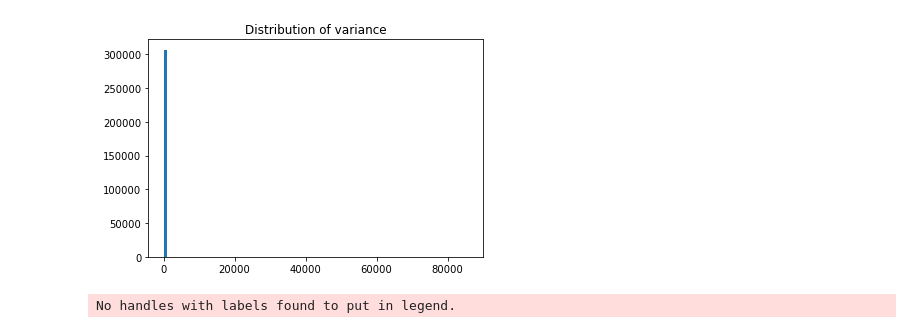
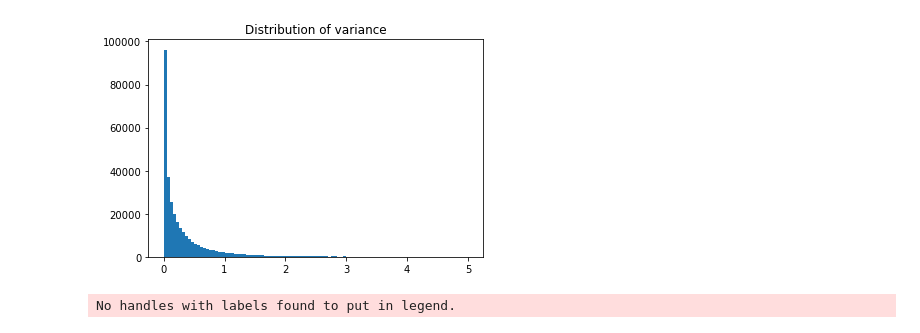
Before and after one commit to EoRImaging/GleamPlusFullSpectrum, a Jupyter notebook: scripts/catalog_fits.ipynb, the cells around one changed output. Drawn from its saved outputs; the diff is of its cells as text; code cells hidden in the pictures.

Commit message:
plotting function improvements

```diff
--- a/scripts/catalog_fits.ipynb
+++ b/scripts/catalog_fits.ipynb
@@ -386,25 +401,0 @@ divide by zero encountered in log10
-# %%
-from matplotlib.colors import LogNorm
-
-#midband comparison
-midband = []
-diff = []
-
-for i in source_fits:
-    if i in source_fits:
-        #if 105 <= source_dict[i]["ra"] <= 255:
-        #    if 26 <= source_dict[i]['dec']<=34:
-        #if np.isnan(source_dict[i]['prev_chi2_residuals'][1][0]):
-        #        continue
-        #else:
-                midband.append(source_fits[i]['prev_fit_data'][0][9])
-                first = source_fits[i]['prev_fit_data'][9][1]
-                last = source_fits[i]['coefficients'][1]
-                diff.append(last)
-
-
-plt.hist2d(midband, diff, bins = 100, norm=LogNorm(), range = [[0,5],[-5,5]])
-plt.xlabel("150 Mhz brightness")
-plt.ylabel("Spectral index of final fit")
-plt.title("150 Mhz brightness vs Spectral Index, all fits")
-plt.savefig("/Users/Kiana1/uwradcos/plots/spind_hist2d.png")
@@ -412,0 +402,2 @@ plt.savefig("/Users/Kiana1/uwradcos/plots/spind_hist2d.png")
+# %%
+source_fits = low_freq_fit(catalog_loc = "/Users/Kiana1/uwradcos/gleam.vot")
@@ -413,16 +815,17 @@ plt.savefig("/Users/Kiana1/uwradcos/plots/spind_hist2d.png")
 # %%
 # plot variance
 v = []
-for i in source_dict:
-    if i in source_dict:
-        v.append(source_dict[i]['variance'])
+for i in source_fits:
+    if i in source_fits:
+        v.append(source_fits[i]['variance'])
 
 v2 = [x for x in v]# if x <= 2]
-plt.hist(v2, bins = 100)
+plt.hist(v2, bins = 100, range = [0, 5])
+
 plt.title("Distribution of variance")
 plt.savefig("/Users/Kiana1/uwradcos/plots/variance_hist_new.png")
 # %% [output]
-[figure, old version]
+[figure, new version]
 # %%
 chi2 = []
 v = []
```
Also changed, not shown: parts of 17 cells of this notebook, 2 other files.
